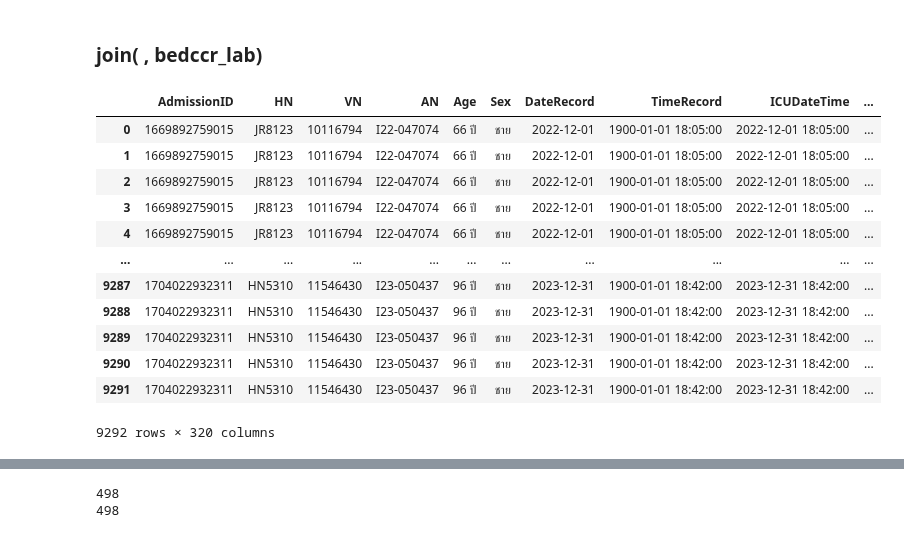
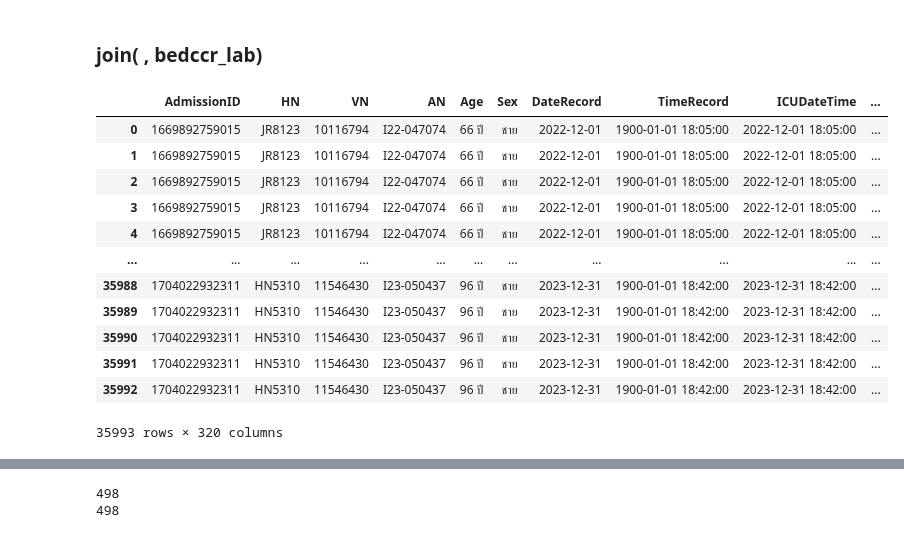
Before and after one commit to Tonry12/Data_joyx2, a Jupyter notebook: mergeSmart_ICU_tonnaw.ipynb, the cells around one changed output, grey strips where cells are left out. Saved outputs shown, nothing was run; the diff lists cells and outputs as text; code cells hidden in the pictures.

```diff
--- a/mergeSmart_ICU_tonnaw.ipynb
+++ b/mergeSmart_ICU_tonnaw.ipynb
@@ -714,23 +958,26 @@ print(len(set(table['AdmissionID']) & set(bedccr['AdmissionID'])))
 # %% [markdown]
 ### join( , bedccr_lab)
 # %%
-table2 = pd.merge(table, bedccr_lab, on=['AdmissionID', 'ICUDateTime'],
+# table2 = pd.merge(table, bedccr_lab, on=['AdmissionID', 'ICUDateTime'],
+#                      how='left', suffixes=('','_lab'), indicator='exist2')
+table2 = pd.merge(table, bedccr_lab, on=['AdmissionID', 'ICUDate'],
                      how='left', suffixes=('','_lab'), indicator='exist2')
+
 table2
 # %% [output]
 |  | AdmissionID | HN | VN | AN | Age | Sex | DateRecord | TimeRecord | ICUDateTime | ... |
 | 0 | 1669892759015 | JR8123 | 10116794 | I22-047074 | 66 ปี | ชาย | 2022-12-01 | 1900-01-01 18:05:00 | 2022-12-01 18:05:00 | ... |
 | 1 | 1669892759015 | JR8123 | 10116794 | I22-047074 | 66 ปี | ชาย | 2022-12-01 | 1900-01-01 18:05:00 | 2022-12-01 18:05:00 | ... |
 | 2 | 1669892759015 | JR8123 | 10116794 | I22-047074 | 66 ปี | ชาย | 2022-12-01 | 1900-01-01 18:05:00 | 2022-12-01 18:05:00 | ... |
 | 3 | 1669892759015 | JR8123 | 10116794 | I22-047074 | 66 ปี | ชาย | 2022-12-01 | 1900-01-01 18:05:00 | 2022-12-01 18:05:00 | ... |
 | 4 | 1669892759015 | JR8123 | 10116794 | I22-047074 | 66 ปี | ชาย | 2022-12-01 | 1900-01-01 18:05:00 | 2022-12-01 18:05:00 | ... |
 | ... | ... | ... | ... | ... | ... | ... | ... | ... | ... | ... |
-| 9287 | 1704022932311 | HN5310 | 11546430 | I23-050437 | 96 ปี | ชาย | 2023-12-31 | 1900-01-01 18:42:00 | 2023-12-31 18:42:00 | ... |
-| 9288 | 1704022932311 | HN5310 | 11546430 | I23-050437 | 96 ปี | ชาย | 2023-12-31 | 1900-01-01 18:42:00 | 2023-12-31 18:42:00 | ... |
-| 9289 | 1704022932311 | HN5310 | 11546430 | I23-050437 | 96 ปี | ชาย | 2023-12-31 | 1900-01-01 18:42:00 | 2023-12-31 18:42:00 | ... |
-| 9290 | 1704022932311 | HN5310 | 11546430 | I23-050437 | 96 ปี | ชาย | 2023-12-31 | 1900-01-01 18:42:00 | 2023-12-31 18:42:00 | ... |
-| 9291 | 1704022932311 | HN5310 | 11546430 | I23-050437 | 96 ปี | ชาย | 2023-12-31 | 1900-01-01 18:42:00 | 2023-12-31 18:42:00 | ... |
+| 35988 | 1704022932311 | HN5310 | 11546430 | I23-050437 | 96 ปี | ชาย | 2023-12-31 | 1900-01-01 18:42:00 | 2023-12-31 18:42:00 | ... |
+| 35989 | 1704022932311 | HN5310 | 11546430 | I23-050437 | 96 ปี | ชาย | 2023-12-31 | 1900-01-01 18:42:00 | 2023-12-31 18:42:00 | ... |
+| 35990 | 1704022932311 | HN5310 | 11546430 | I23-050437 | 96 ปี | ชาย | 2023-12-31 | 1900-01-01 18:42:00 | 2023-12-31 18:42:00 | ... |
+| 35991 | 1704022932311 | HN5310 | 11546430 | I23-050437 | 96 ปี | ชาย | 2023-12-31 | 1900-01-01 18:42:00 | 2023-12-31 18:42:00 | ... |
+| 35992 | 1704022932311 | HN5310 | 11546430 | I23-050437 | 96 ปี | ชาย | 2023-12-31 | 1900-01-01 18:42:00 | 2023-12-31 18:42:00 | ... |
-9292 rows × 320 columns
+35993 rows × 320 columns
 # %%
 table2.info(verbose=True)
 # %% [output]
```
Also changed, not shown: parts of 31 cells of this notebook.
